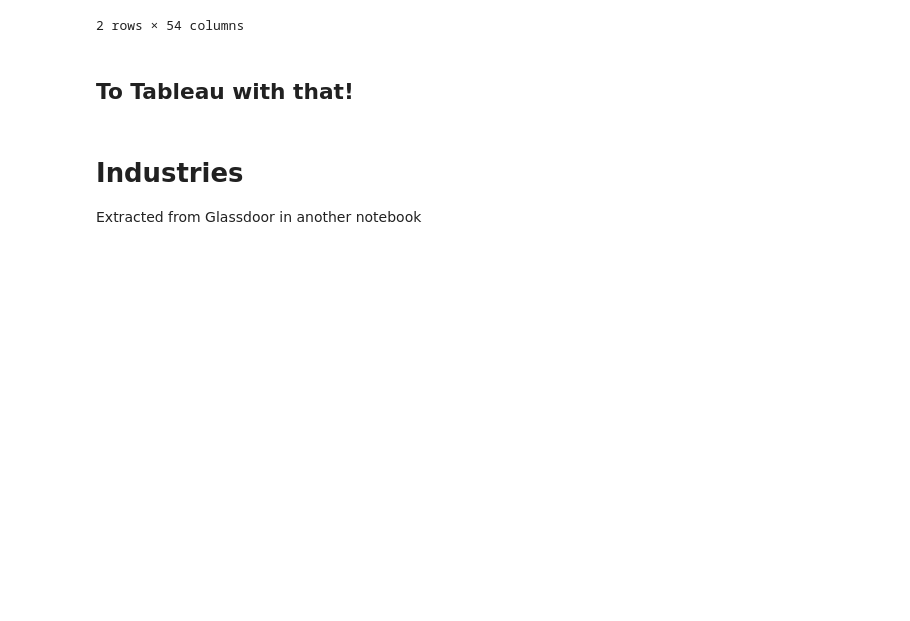
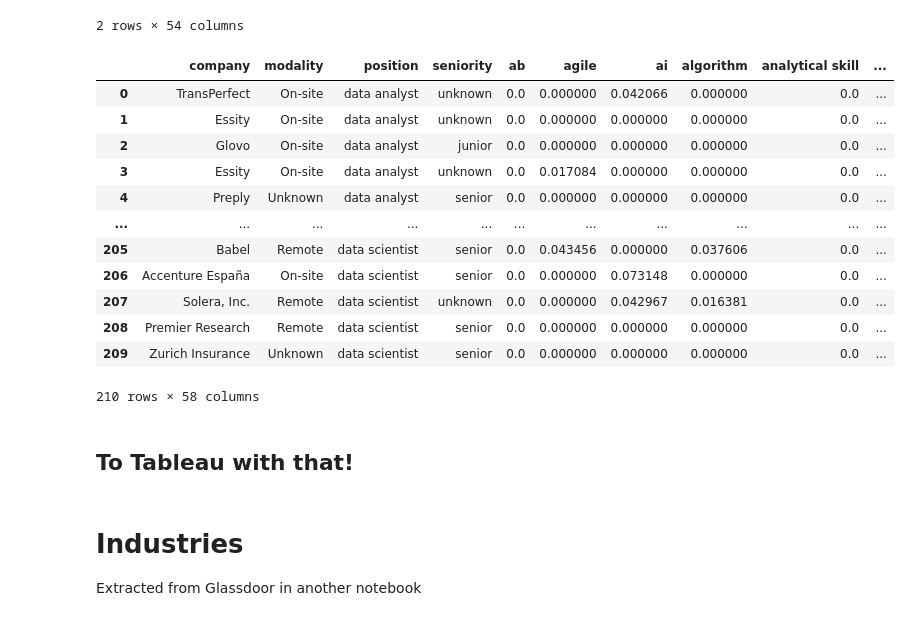
Before and after one commit to marc-soler/Ironhack_final_project, a Jupyter notebook: Code/2. Data Cleaning + EDA.ipynb, the cells around one changed output. Cells and saved outputs as stored; diff of their text form; code cells hidden in the pictures; blank space fills up the shorter version.

```diff
--- a/Code/2. Data Cleaning + EDA.ipynb
+++ b/Code/2. Data Cleaning + EDA.ipynb
@@ -398,6 +433,23 @@ df_key.groupby('position').agg('mean')
 2 rows × 54 columns
 # %%
 df_key.to_csv('data/df_keys.csv', index=None, header=True)
+# %%
+test = pd.read_csv('../data/keywords.csv')
+test
+# %% [output]
+|  | company | modality | position | seniority | ab | agile | ai | algorithm | analytical skill | ... |
+| 0 | TransPerfect | On-site | data analyst | unknown | 0.0 | 0.000000 | 0.042066 | 0.000000 | 0.0 | ... |
+| 1 | Essity | On-site | data analyst | unknown | 0.0 | 0.000000 | 0.000000 | 0.000000 | 0.0 | ... |
+| 2 | Glovo | On-site | data analyst | junior | 0.0 | 0.000000 | 0.000000 | 0.000000 | 0.0 | ... |
+| 3 | Essity | On-site | data analyst | unknown | 0.0 | 0.017084 | 0.000000 | 0.000000 | 0.0 | ... |
+| 4 | Preply | Unknown | data analyst | senior | 0.0 | 0.000000 | 0.000000 | 0.000000 | 0.0 | ... |
+| ... | ... | ... | ... | ... | ... | ... | ... | ... | ... | ... |
+| 205 | Babel | Remote | data scientist | senior | 0.0 | 0.043456 | 0.000000 | 0.037606 | 0.0 | ... |
+| 206 | Accenture España | On-site | data scientist | senior | 0.0 | 0.000000 | 0.073148 | 0.000000 | 0.0 | ... |
+| 207 | Solera, Inc. | Remote | data scientist | unknown | 0.0 | 0.000000 | 0.042967 | 0.016381 | 0.0 | ... |
+| 208 | Premier Research | Remote | data scientist | senior | 0.0 | 0.000000 | 0.000000 | 0.000000 | 0.0 | ... |
+| 209 | Zurich Insurance | Unknown | data scientist | senior | 0.0 | 0.000000 | 0.000000 | 0.000000 | 0.0 | ... |
+210 rows × 58 columns
 # %% [markdown]
 ## To Tableau with that!
 # %% [markdown]
```
Also changed, not shown: parts of 7 cells of this notebook, 10 other files.
